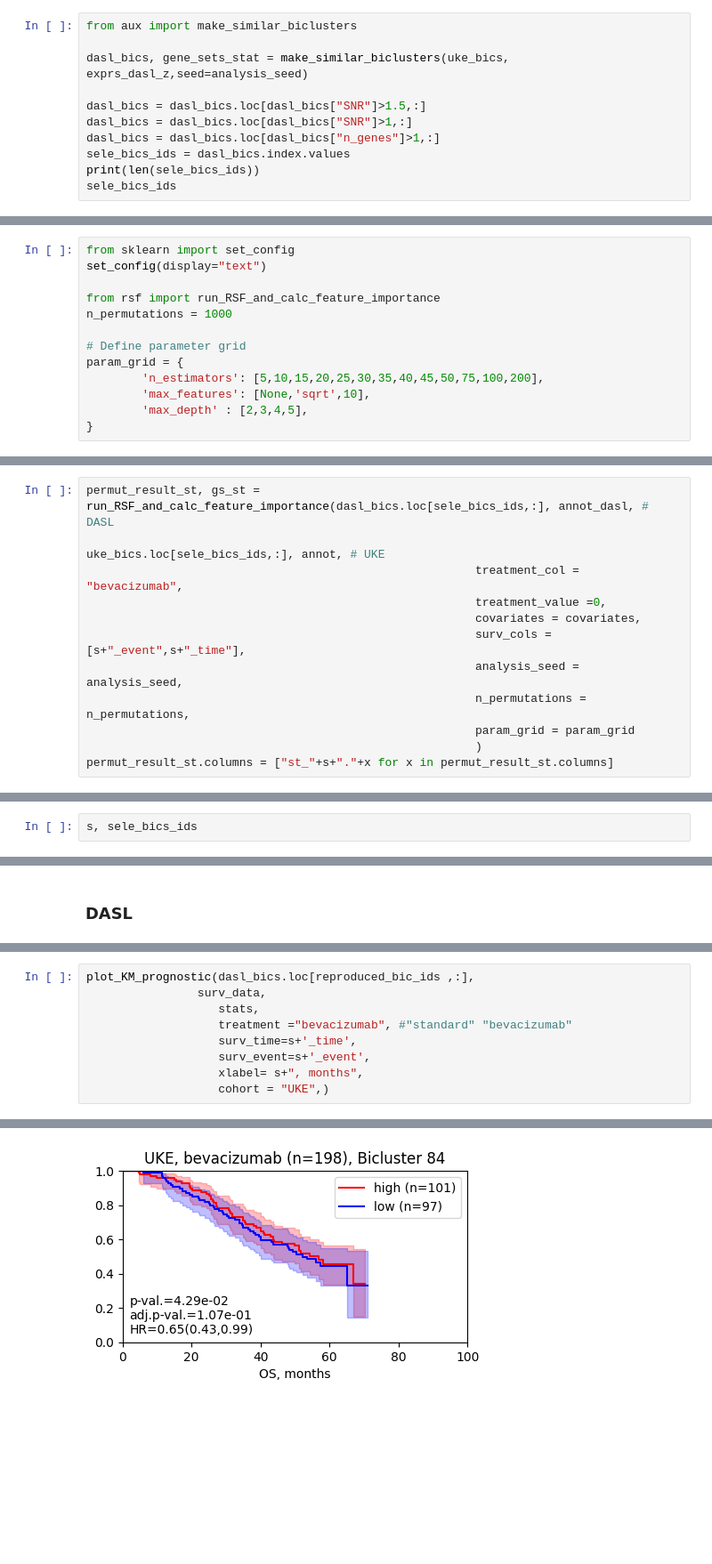
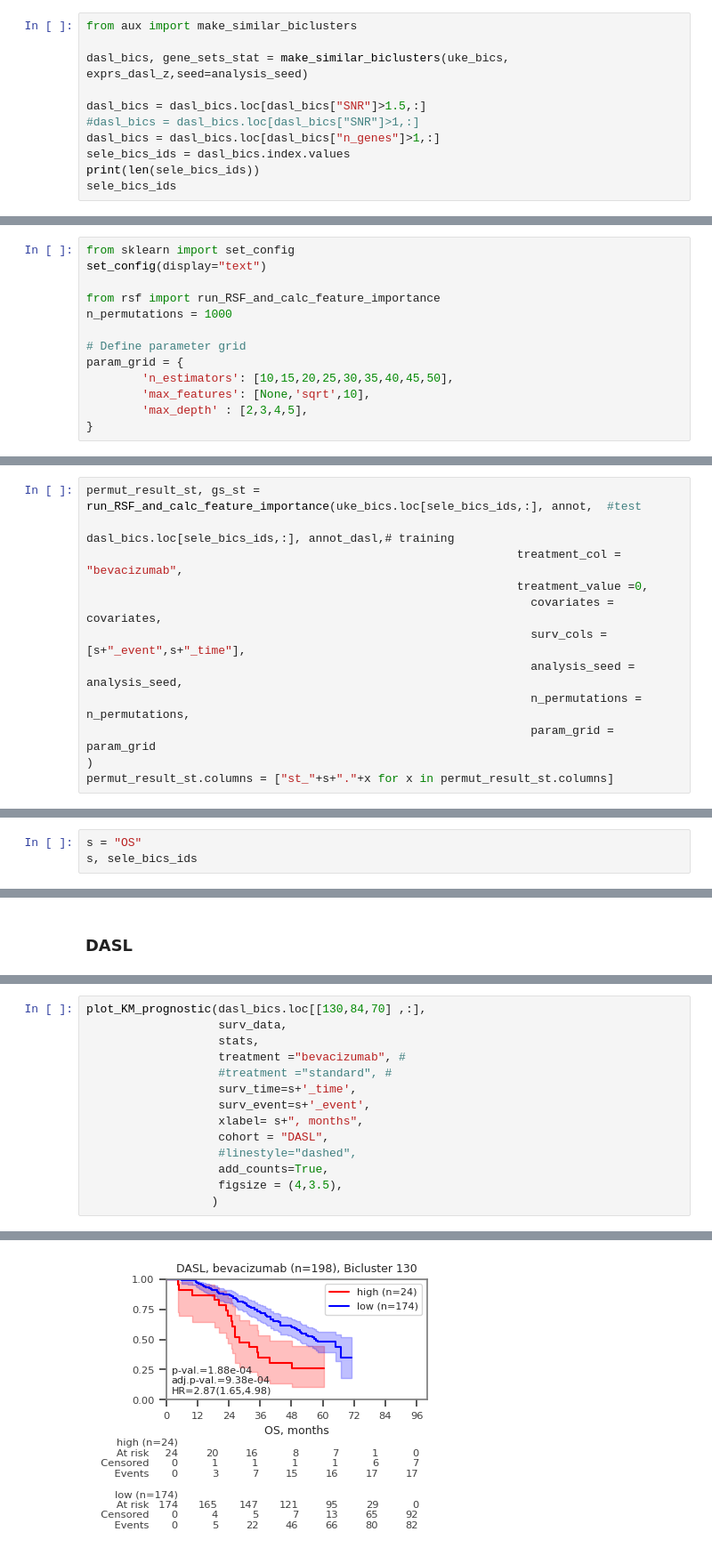
Before and after one commit to ozolotareva/bevacizumab_ovca_signature, a Jupyter notebook: discover_and_analyze_biclusters.ipynb, the cells around one changed output, grey strips where cells are left out. Shown at 89% size. Saved outputs shown, nothing was run; the diff lists cells and outputs as text; blank space fills up the shorter version.

```diff
--- a/discover_and_analyze_biclusters.ipynb
+++ b/discover_and_analyze_biclusters.ipynb
@@ -257,7 +223,7 @@ from aux import make_similar_biclusters
 dasl_bics, gene_sets_stat = make_similar_biclusters(uke_bics, exprs_dasl_z,seed=analysis_seed)
 
 dasl_bics = dasl_bics.loc[dasl_bics["SNR"]>1.5,:]
-dasl_bics = dasl_bics.loc[dasl_bics["SNR"]>1,:]
+#dasl_bics = dasl_bics.loc[dasl_bics["SNR"]>1,:]
 dasl_bics = dasl_bics.loc[dasl_bics["n_genes"]>1,:]
 sele_bics_ids = dasl_bics.index.values
 print(len(sele_bics_ids))
@@ -281,7 +247,7 @@ n_permutations = 1000
 
 # Define parameter grid
 param_grid = {
-        'n_estimators': [5,10,15,20,25,30,35,40,45,50,75,100,200],
+        'n_estimators': [10,15,20,25,30,35,40,45,50],
         'max_features': [None,'sqrt',10],
         'max_depth' : [2,3,4,5],
 }
@@ -321,13 +286,13 @@ plt.show()
 # %%
-permut_result_st, gs_st = run_RSF_and_calc_feature_importance(dasl_bics.loc[sele_bics_ids,:], annot_dasl, # DASL
-                                                        uke_bics.loc[sele_bics_ids,:], annot, # UKE
-                                                        treatment_col = "bevacizumab",
-                                                        treatment_value =0,
-                                                        covariates = covariates,
-                                                        surv_cols = [s+"_event",s+"_time"],
-                                                        analysis_seed = analysis_seed,
-                                                        n_permutations = n_permutations,
-                                                        param_grid = param_grid
-                                                        )
+permut_result_st, gs_st = run_RSF_and_calc_feature_importance(uke_bics.loc[sele_bics_ids,:], annot,  #test
+                                                              dasl_bics.loc[sele_bics_ids,:], annot_dasl,# training
+                                                              treatment_col = "bevacizumab",
+                                                              treatment_value =0,
+                                                                covariates = covariates,
+                                                                surv_cols = [s+"_event",s+"_time"],
+                                                                analysis_seed = analysis_seed,
+                                                                n_permutations = n_permutations,
+                                                                param_grid = param_grid
+)
 permut_result_st.columns = ["st_"+s+"."+x for x in permut_result_st.columns]
 # %% [output]
@@ -813,3 +1243,4 @@ from bic_survival_plots import plot_KM_prognostic
 # %%
+s = "OS"
 s, sele_bics_ids
 # %% [output]
@@ -887,10 +1314,15 @@ stats.loc[stats["pval"]<0.05,:]
 # %%
-plot_KM_prognostic(dasl_bics.loc[reproduced_bic_ids ,:],
-                surv_data,
+plot_KM_prognostic(dasl_bics.loc[[130,84,70] ,:],
+                   surv_data,
                    stats,
-                   treatment ="bevacizumab", #"standard" "bevacizumab"
+                   treatment ="bevacizumab", #
+                   #treatment ="standard", #
                    surv_time=s+'_time',
                    surv_event=s+'_event',
                    xlabel= s+", months",
-                   cohort = "UKE",)
+                   cohort = "DASL",
+                   #linestyle="dashed",
+                   add_counts=True,
+                   figsize = (4,3.5),
+                  )
 # %% [output]
@@ -898 +1330 @@ plot_KM_prognostic(dasl_bics.loc[reproduced_bic_ids ,:],
-[figure, old version]
+[figure, new version]
```
Also changed, not shown: parts of 82 cells of this notebook, 1 other file.
